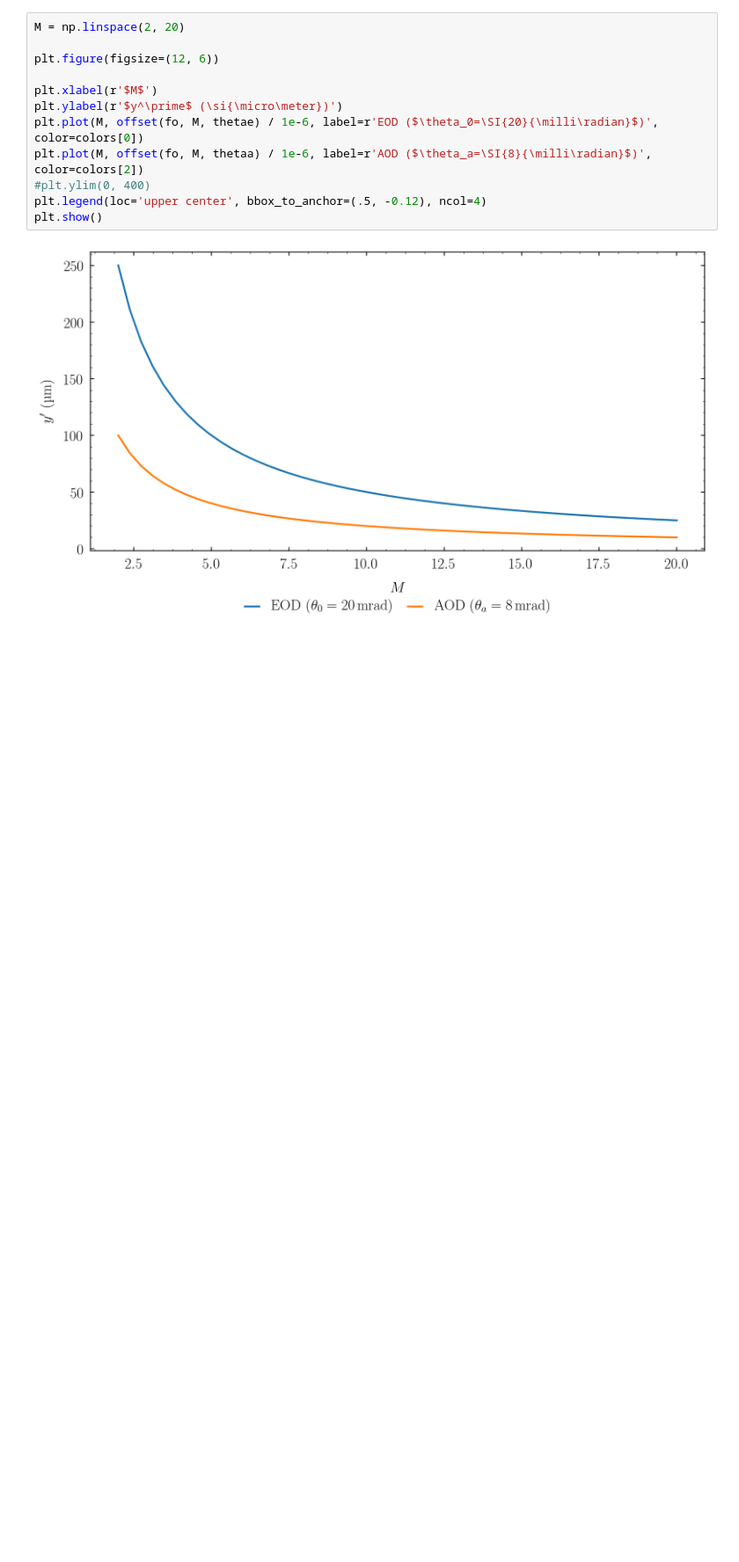
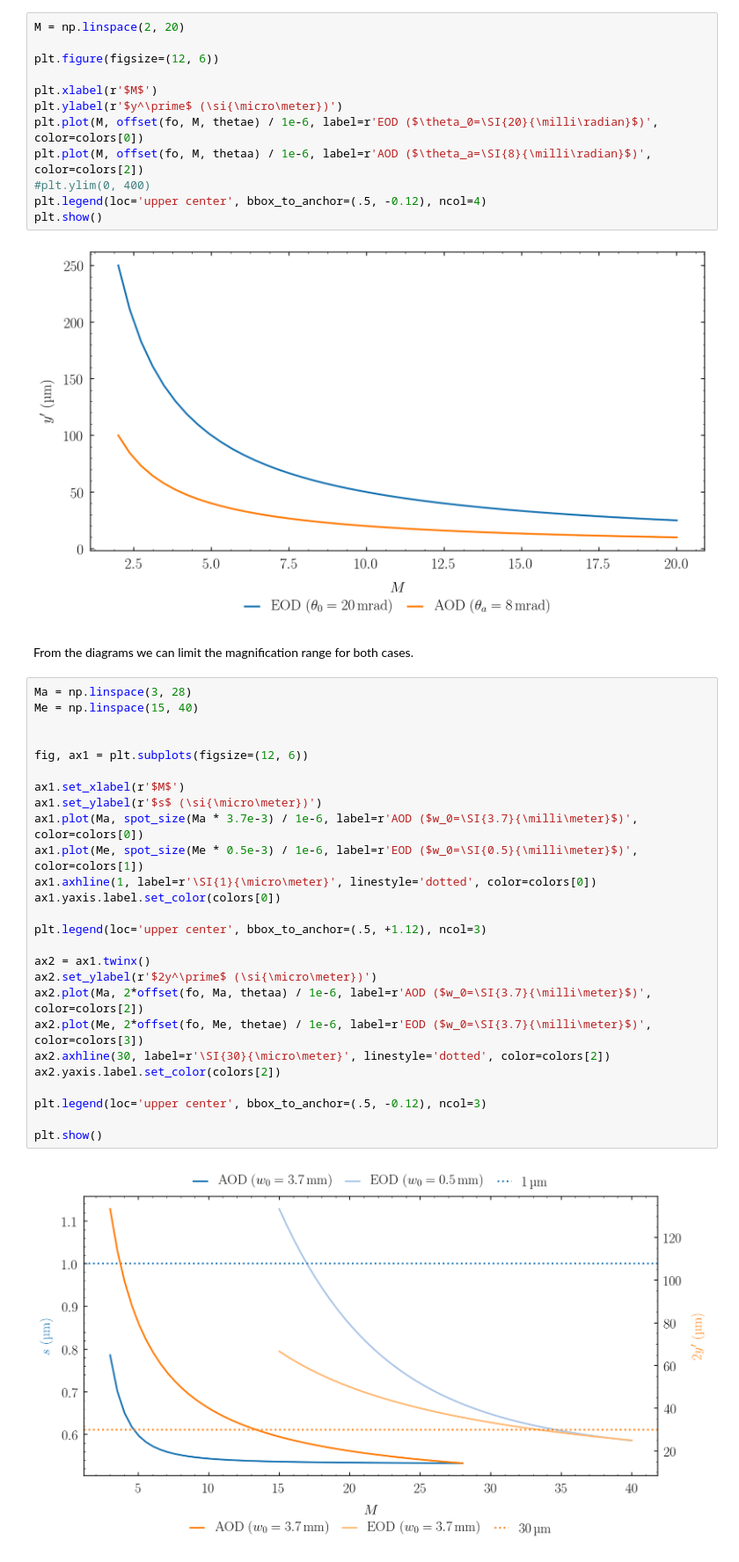
Before and after one commit to bodokaiser/optics, a Jupyter notebook: telescope-design.ipynb, the cells around one changed output. Shown: that part at 88% size. Cells and saved outputs as stored; diff of their text form; blank space fills up the shorter version.

```diff
--- a/telescope-design.ipynb
+++ b/telescope-design.ipynb
@@ -159,3 +159,33 @@ plt.legend(loc='upper center', bbox_to_anchor=(.5, -0.12), ncol=4)
 plt.show()
 # %% [output]
 [figure]
+# %% [markdown]
+From the diagrams we can limit the magnification range for both cases.
+# %%
+Ma = np.linspace(3, 28)
+Me = np.linspace(15, 40)
+
+
+fig, ax1 = plt.subplots(figsize=(12, 6))
+
+ax1.set_xlabel(r'$M$')
+ax1.set_ylabel(r'$s$ (\si{\micro\meter})')
+ax1.plot(Ma, spot_size(Ma * 3.7e-3) / 1e-6, label=r'AOD ($w_0=\SI{3.7}{\milli\meter}$)', color=colors[0])
+ax1.plot(Me, spot_size(Me * 0.5e-3) / 1e-6, label=r'EOD ($w_0=\SI{0.5}{\milli\meter}$)', color=colors[1])
+ax1.axhline(1, label=r'\SI{1}{\micro\meter}', linestyle='dotted', color=colors[0])
+ax1.yaxis.label.set_color(colors[0])
+
+plt.legend(loc='upper center', bbox_to_anchor=(.5, +1.12), ncol=3)
+
+ax2 = ax1.twinx()
+ax2.set_ylabel(r'$2y^\prime$ (\si{\micro\meter})')
+ax2.plot(Ma, 2*offset(fo, Ma, thetaa) / 1e-6, label=r'AOD ($w_0=\SI{3.7}{\milli\meter}$)', color=colors[2])
+ax2.plot(Me, 2*offset(fo, Me, thetae) / 1e-6, label=r'EOD ($w_0=\SI{3.7}{\milli\meter}$)', color=colors[3])
+ax2.axhline(30, label=r'\SI{30}{\micro\meter}', linestyle='dotted', color=colors[2])
+ax2.yaxis.label.set_color(colors[2])
+
+plt.legend(loc='upper center', bbox_to_anchor=(.5, -0.12), ncol=3)
+
+plt.show()
+# %% [output]
+[figure, added]
```
